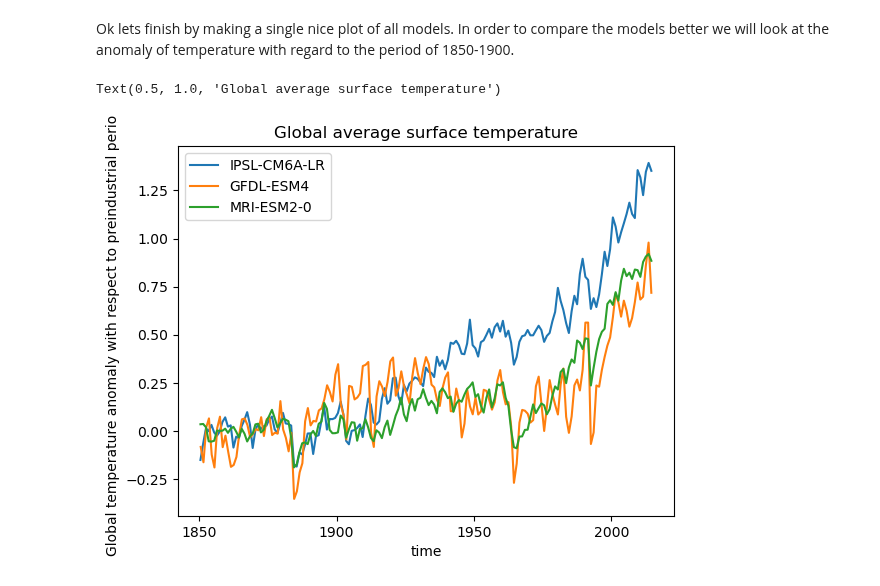
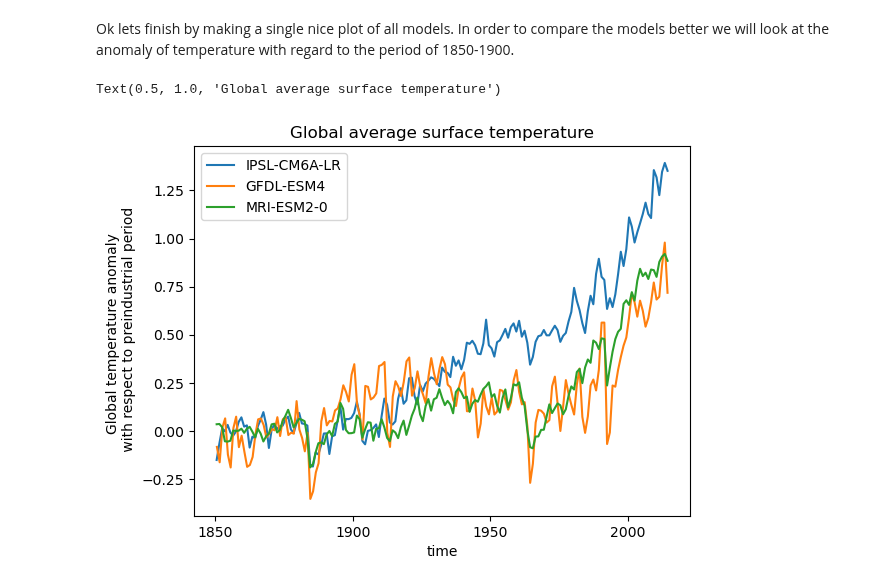
Before and after one commit to earth-env-data-science/earth-env-data-science-book, a Jupyter notebook: src/lectures/models/cmip.ipynb, the cells around one changed output. Drawn from its saved outputs; the diff is of its cells as text; code cells hidden in the pictures.

Commit message:
Fixed caption for final plot

```diff
--- a/src/lectures/models/cmip.ipynb
+++ b/src/lectures/models/cmip.ipynb
@@ -329,14 +329,14 @@ Ok lets finish by making a single nice plot of all models. In order to compare t
 # %%
 plt.figure()
 timeseries_dict = {}
 for name, ds in ddict_w_area.items():
     # construct yearly global mean timeseries
     mean_temp_weighted = ds['tas'].weighted(ds.areacella).mean(['x', 'y']).coarsen(time=12).mean()
     anomaly = mean_temp_weighted - mean_temp_weighted.sel(time=slice('1850', '1900')).mean('time')
     anomaly.mean('member_id').plot(label = ds.attrs['source_id'])
 plt.legend()
-plt.ylabel('Global temperature anomaly with respect to preindustrial period')
+plt.ylabel('Global temperature anomaly \n with respect to preindustrial period')
 plt.title('Global average surface temperature')
 # %% [output]
 Text(0.5, 1.0, 'Global average surface temperature')
-[figure, old version]
+[figure, new version]
```
